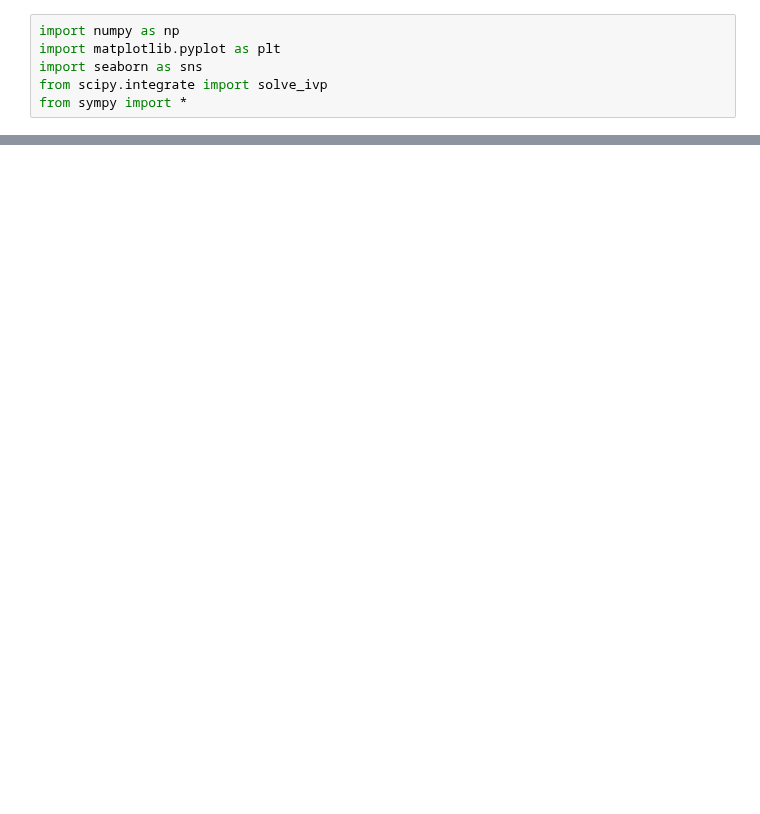
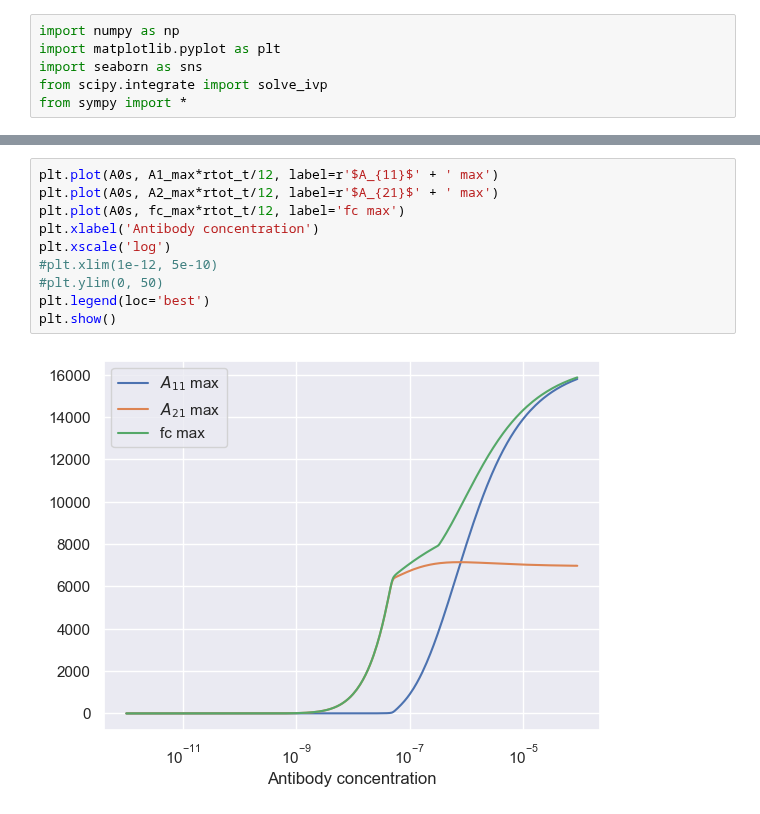
Before and after one commit to lukedtc/ADCC-Project, a Jupyter notebook: Receptor_level_model/Two_cell_work/two_cell_dynamics.ipynb, the cells around one changed output, grey strips where cells are left out. Cells and saved outputs as stored; diff of their text form; blank space fills up the shorter version.

```diff
--- a/Receptor_level_model/Two_cell_work/two_cell_dynamics.ipynb
+++ b/Receptor_level_model/Two_cell_work/two_cell_dynamics.ipynb
@@ -243,0 +299,12 @@ plt.show()
+# %%
+plt.plot(A0s, A1_max*rtot_t/12, label=r'$A_{11}$' + ' max')
+plt.plot(A0s, A2_max*rtot_t/12, label=r'$A_{21}$' + ' max')
+plt.plot(A0s, fc_max*rtot_t/12, label='fc max')
+plt.xlabel('Antibody concentration')
+plt.xscale('log')
+#plt.xlim(1e-12, 5e-10)
+#plt.ylim(0, 50)
+plt.legend(loc='best')
+plt.show()
+# %% [output]
+[figure, added]
```
Also changed, not shown: parts of 15 cells of this notebook, 35 other files.
